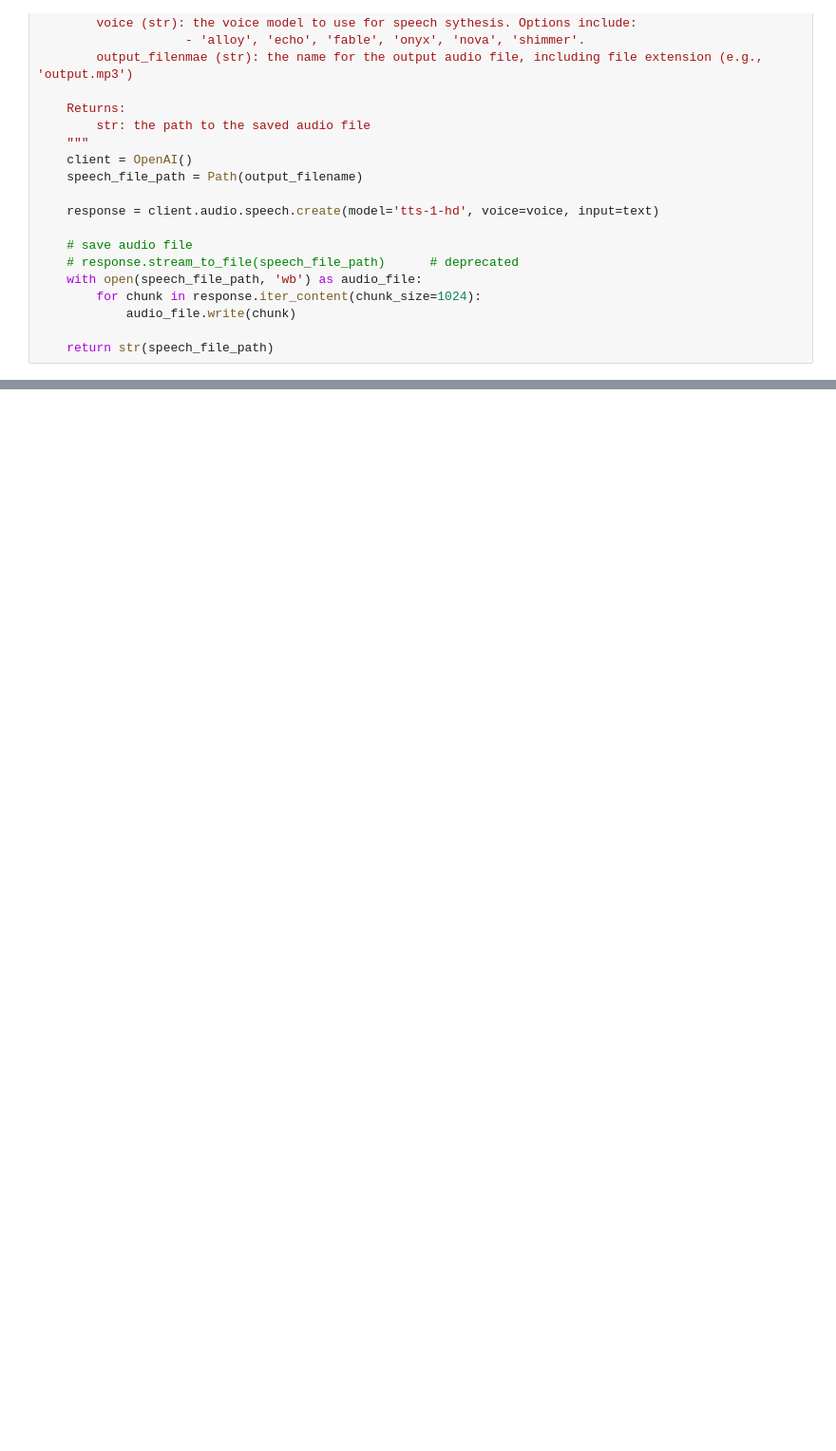
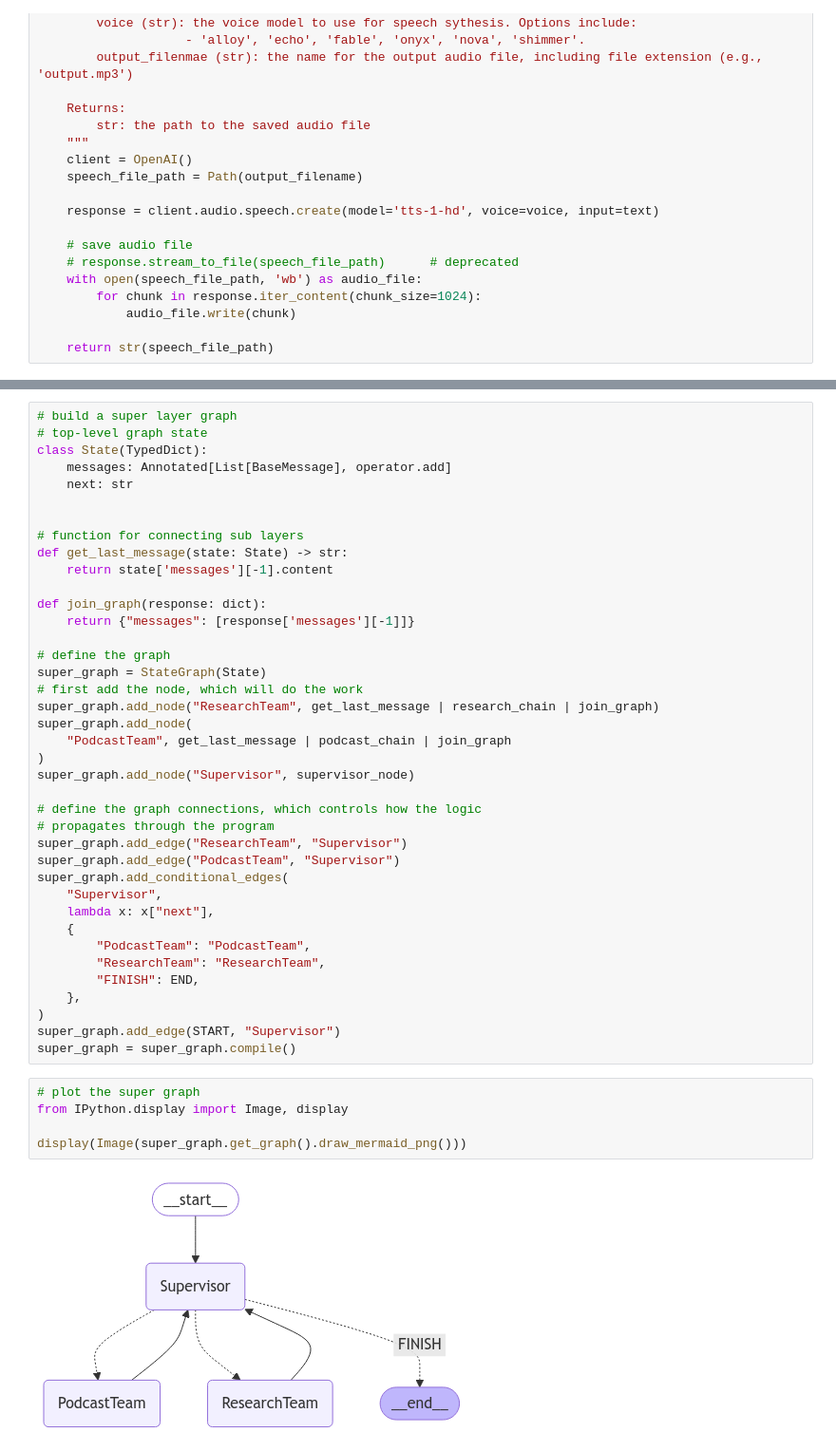
Before and after one commit to ahn283/learning, a Jupyter notebook: llm/agent/projects/podcast_hierarchical_agent.ipynb, the cells around one changed output, grey strips where cells are left out. Shown: that part at 95% size. Cells and saved outputs as stored; diff of their text form; blank space fills up the shorter version.

```diff
--- a/llm/agent/projects/podcast_hierarchical_agent.ipynb
+++ b/llm/agent/projects/podcast_hierarchical_agent.ipynb
@@ -63,0 +382,46 @@ def text_to_speech(text: str, voice: str, output_filename: str) -> str:
+# %%
+# build a super layer graph
+# top-level graph state
+class State(TypedDict):
+    messages: Annotated[List[BaseMessage], operator.add]
+    next: str
+
+
+# function for connecting sub layers
+def get_last_message(state: State) -> str:
+    return state['messages'][-1].content
+
+def join_graph(response: dict):
+    return {"messages": [response['messages'][-1]]}
+
+# define the graph
+super_graph = StateGraph(State)
+# first add the node, which will do the work
+super_graph.add_node("ResearchTeam", get_last_message | research_chain | join_graph)
+super_graph.add_node(
+    "PodcastTeam", get_last_message | podcast_chain | join_graph
+)
+super_graph.add_node("Supervisor", supervisor_node)
+
+# define the graph connections, which controls how the logic
+# propagates through the program
+super_graph.add_edge("ResearchTeam", "Supervisor")
+super_graph.add_edge("PodcastTeam", "Supervisor")
+super_graph.add_conditional_edges(
+    "Supervisor",
+    lambda x: x["next"],
+    {
+        "PodcastTeam": "PodcastTeam",
+        "ResearchTeam": "ResearchTeam",
+        "FINISH": END,
+    },
+)
+super_graph.add_edge(START, "Supervisor")
+super_graph = super_graph.compile()
+# %%
+# plot the super graph
+from IPython.display import Image, display
+
+display(Image(super_graph.get_graph().draw_mermaid_png()))
+# %% [output]
+[figure, added]
```
Also changed, not shown: parts of 13 cells of this notebook, 1 other file.
